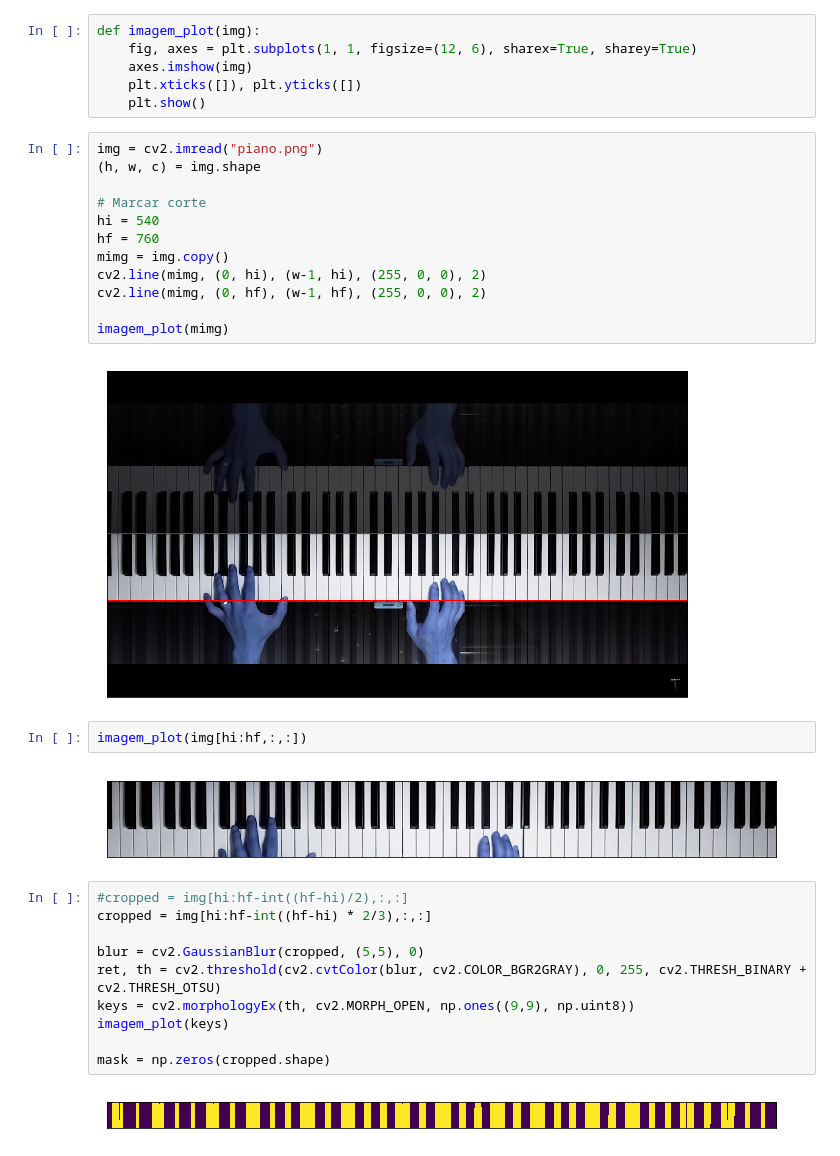
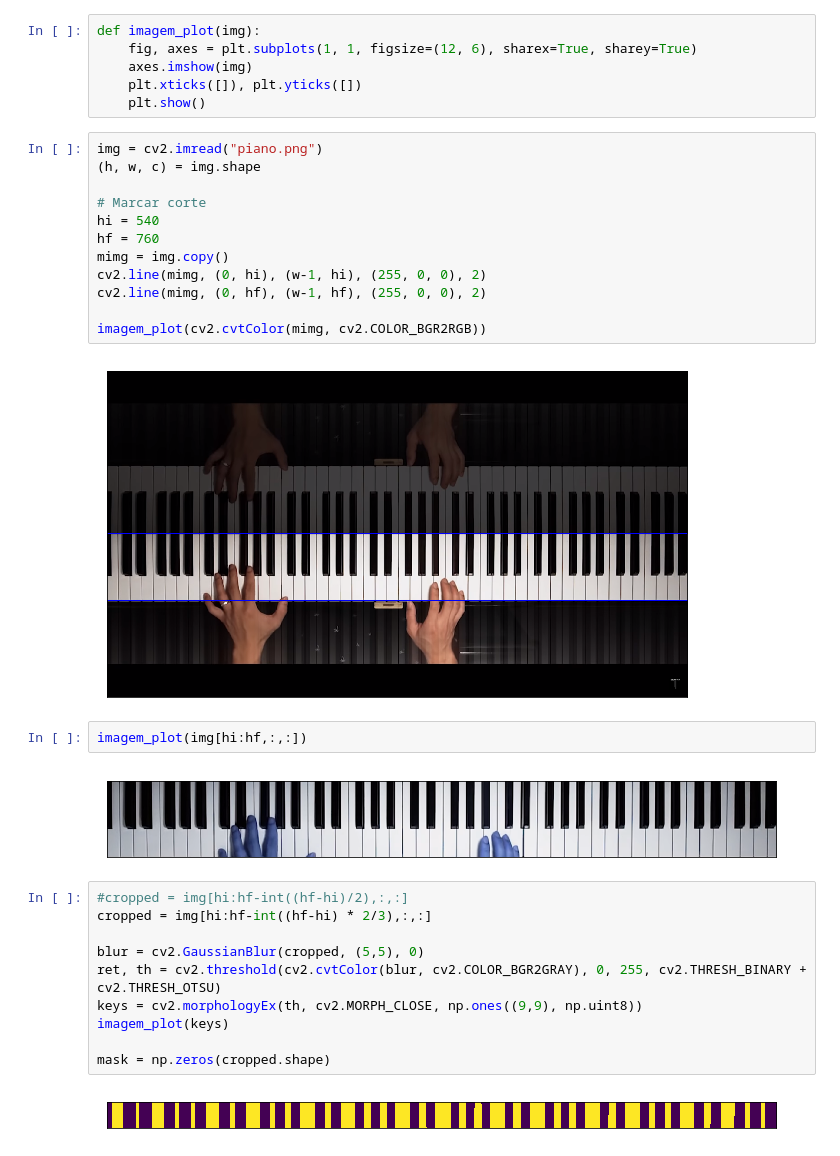
Before and after one commit to rafaeltoyo/piano-lindinho, a Jupyter notebook: notebook/Keys.ipynb, the cells around one changed output. Cells and saved outputs as stored; diff of their text form.

```diff
--- a/notebook/Keys.ipynb
+++ b/notebook/Keys.ipynb
@@ -15,17 +15,17 @@ def imagem_plot(img):
 # %%
 img = cv2.imread("piano.png")
 (h, w, c) = img.shape
 
 # Marcar corte
 hi = 540
 hf = 760
 mimg = img.copy()
 cv2.line(mimg, (0, hi), (w-1, hi), (255, 0, 0), 2)
 cv2.line(mimg, (0, hf), (w-1, hf), (255, 0, 0), 2)
 
-imagem_plot(mimg)
+imagem_plot(cv2.cvtColor(mimg, cv2.COLOR_BGR2RGB))
 # %% [output]
-[figure, old version]
+[figure, new version]
 # %%
 imagem_plot(img[hi:hf,:,:])
 # %% [output]
@@ -36,9 +36,9 @@ cropped = img[hi:hf-int((hf-hi) * 2/3),:,:]
 
 blur = cv2.GaussianBlur(cropped, (5,5), 0)
 ret, th = cv2.threshold(cv2.cvtColor(blur, cv2.COLOR_BGR2GRAY), 0, 255, cv2.THRESH_BINARY + cv2.THRESH_OTSU)
-keys = cv2.morphologyEx(th, cv2.MORPH_OPEN, np.ones((9,9), np.uint8))
+keys = cv2.morphologyEx(th, cv2.MORPH_CLOSE, np.ones((9,9), np.uint8))
 imagem_plot(keys)
 
 mask = np.zeros(cropped.shape)
 # %% [output]
-[figure, old version]
+[figure, new version]
```
Also changed, not shown: 1 other file.
